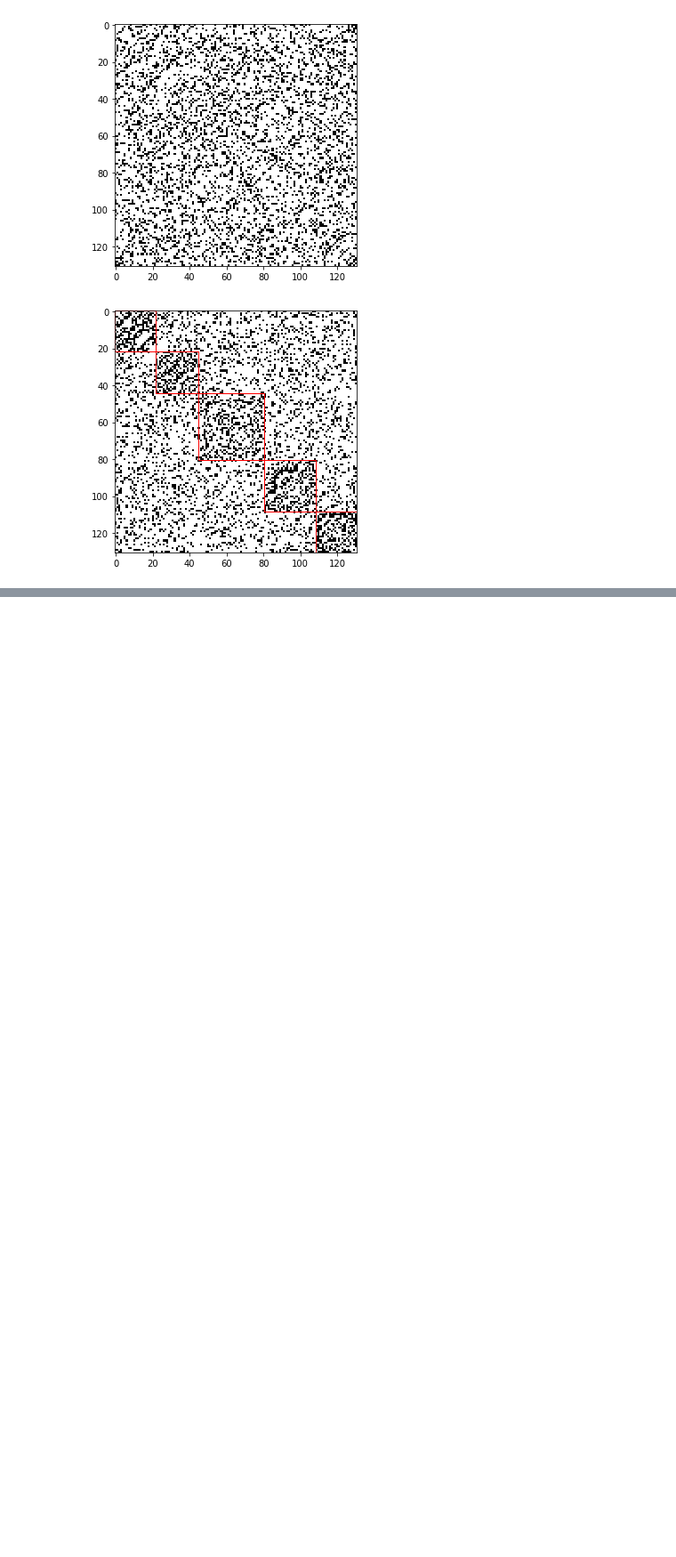
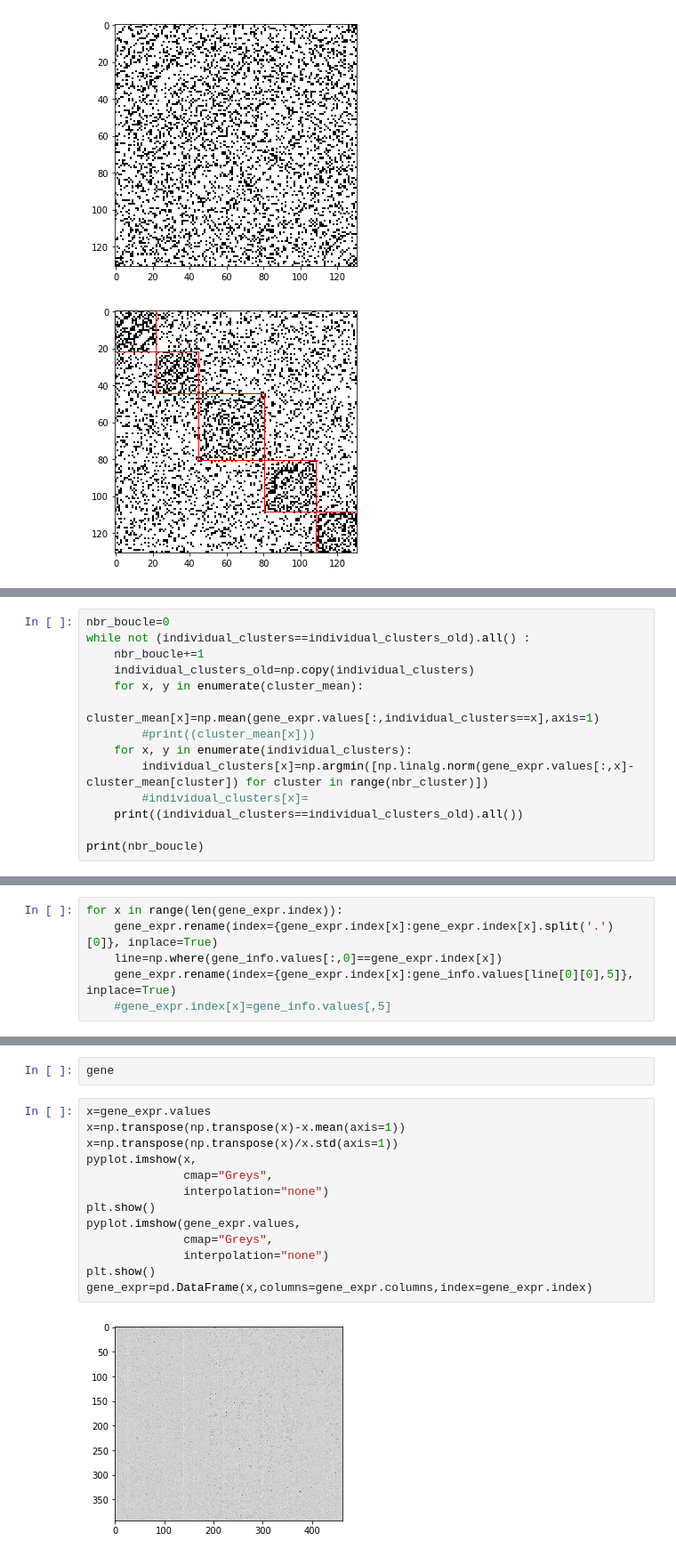
Before and after one commit to adespi/link_epi_to_expr, a Jupyter notebook: tests_before_create_graph.ipynb, the cells around one changed output, grey strips where cells are left out. Shown: that part at 89% size. Drawn from its saved outputs; the diff is of its cells as text; blank space fills up the shorter version.

```diff
--- a/tests_before_create_graph.ipynb
+++ b/tests_before_create_graph.ipynb
@@ -710,0 +745,14 @@ print(log(135))
+# %%
+nbr_boucle=0
+while not (individual_clusters==individual_clusters_old).all() :
+    nbr_boucle+=1
+    individual_clusters_old=np.copy(individual_clusters)
+    for x, y in enumerate(cluster_mean):
+        cluster_mean[x]=np.mean(gene_expr.values[:,individual_clusters==x],axis=1)
+        #print((cluster_mean[x]))
+    for x, y in enumerate(individual_clusters):
+        individual_clusters[x]=np.argmin([np.linalg.norm(gene_expr.values[:,x]-cluster_mean[cluster]) for cluster in range(nbr_cluster)])
+        #individual_clusters[x]=
+    print((individual_clusters==individual_clusters_old).all())
+
+print(nbr_boucle)
@@ -710,0 +825,6 @@ print(log(135))
+# %%
+for x in range(len(gene_expr.index)):
+    gene_expr.rename(index={gene_expr.index[x]:gene_expr.index[x].split('.')[0]}, inplace=True)
+    line=np.where(gene_info.values[:,0]==gene_expr.index[x])
+    gene_expr.rename(index={gene_expr.index[x]:gene_info.values[line[0][0],5]}, inplace=True)
+    #gene_expr.index[x]=gene_info.values[,5]
@@ -710,0 +836,17 @@ print(log(135))
+# %%
+gene
+# %%
+x=gene_expr.values
+x=np.transpose(np.transpose(x)-x.mean(axis=1))
+x=np.transpose(np.transpose(x)/x.std(axis=1))
+pyplot.imshow(x,
+              cmap="Greys",
+              interpolation="none")
+plt.show()
+pyplot.imshow(gene_expr.values,
+              cmap="Greys",
+              interpolation="none")
+plt.show()
+gene_expr=pd.DataFrame(x,columns=gene_expr.columns,index=gene_expr.index)
+# %% [output]
+[figure, added]
```
Also changed, not shown: parts of 20 cells of this notebook.
